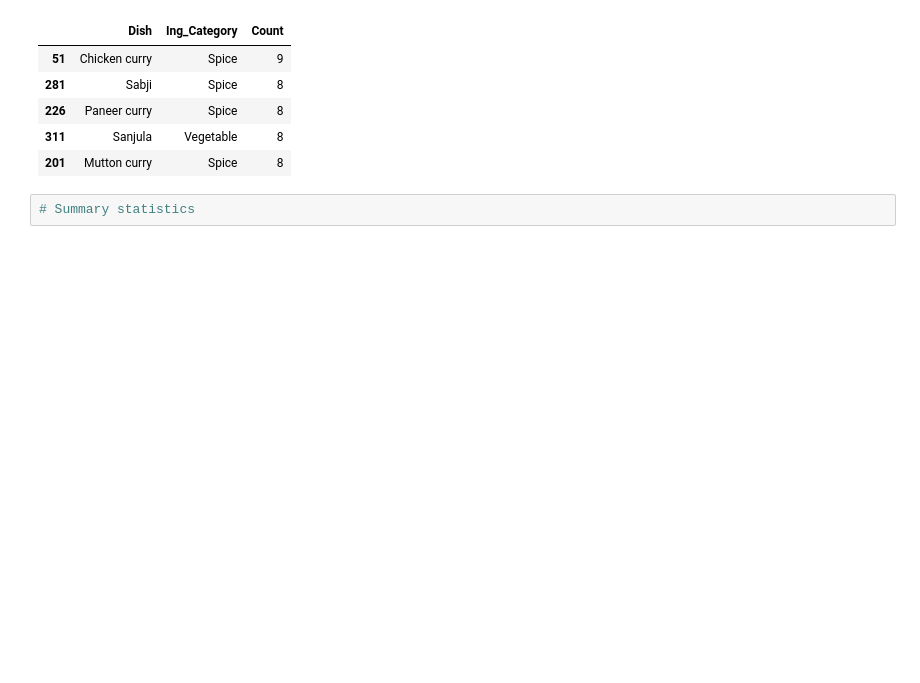
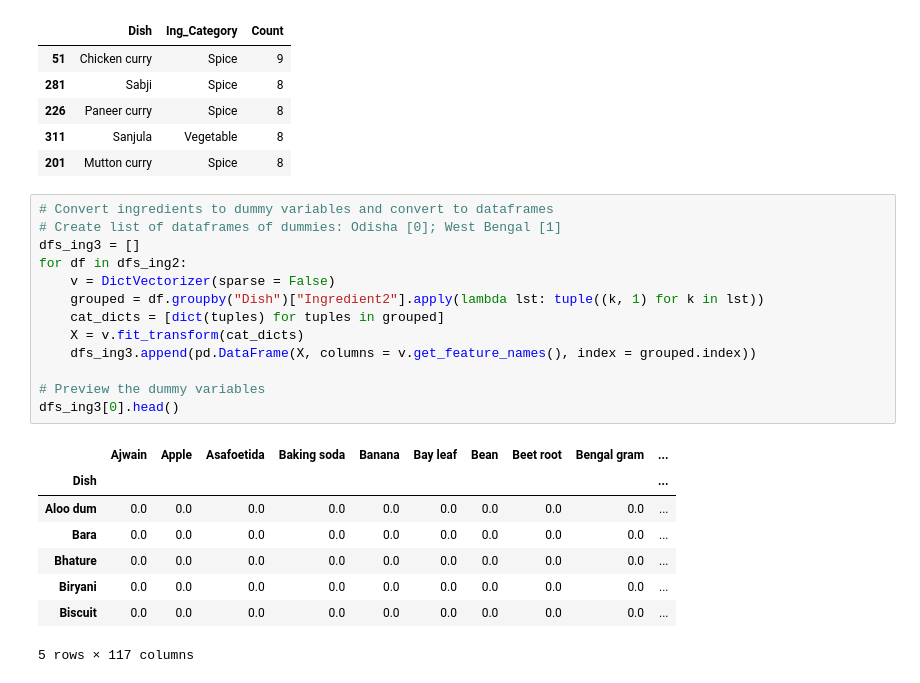
Before and after one commit to rochiecuevas/FoodChoice, a Jupyter notebook: Expert_Elicitation.ipynb, the cells around one changed output. Saved outputs shown, nothing was run; the diff lists cells and outputs as text; blank space fills up the shorter version.

Commit message:
added dataframes of dummy variables

```diff
--- a/Expert_Elicitation.ipynb
+++ b/Expert_Elicitation.ipynb
@@ -429,5 +432,25 @@ ing_category2[0].head()
 | 226 | Paneer curry | Spice | 8 |
 | 311 | Sanjula | Vegetable | 8 |
 | 201 | Mutton curry | Spice | 8 |
-# %%
-# Summary statistics
+# %%
+# Convert ingredients to dummy variables and convert to dataframes
+# Create list of dataframes of dummies: Odisha [0]; West Bengal [1]
+dfs_ing3 = []
+for df in dfs_ing2:
+    v = DictVectorizer(sparse = False)
+    grouped = df.groupby("Dish")["Ingredient2"].apply(lambda lst: tuple((k, 1) for k in lst))
+    cat_dicts = [dict(tuples) for tuples in grouped]
+    X = v.fit_transform(cat_dicts)
+    dfs_ing3.append(pd.DataFrame(X, columns = v.get_feature_names(), index = grouped.index))
+
+# Preview the dummy variables
+dfs_ing3[0].head()
+# %% [output]
+|  | Ajwain | Apple | Asafoetida | Baking soda | Banana | Bay leaf | Bean | Beet root | Bengal gram | ... |
+| Dish |  |  |  |  |  |  |  |  |  | ... |
+| Aloo dum | 0.0 | 0.0 | 0.0 | 0.0 | 0.0 | 0.0 | 0.0 | 0.0 | 0.0 | ... |
+| Bara | 0.0 | 0.0 | 0.0 | 0.0 | 0.0 | 0.0 | 0.0 | 0.0 | 0.0 | ... |
+| Bhature | 0.0 | 0.0 | 0.0 | 0.0 | 0.0 | 0.0 | 0.0 | 0.0 | 0.0 | ... |
+| Biryani | 0.0 | 0.0 | 0.0 | 0.0 | 0.0 | 0.0 | 0.0 | 0.0 | 0.0 | ... |
+| Biscuit | 0.0 | 0.0 | 0.0 | 0.0 | 0.0 | 0.0 | 0.0 | 0.0 | 0.0 | ... |
+5 rows × 117 columns
```
Also changed, not shown: parts of 1 cell of this notebook.
